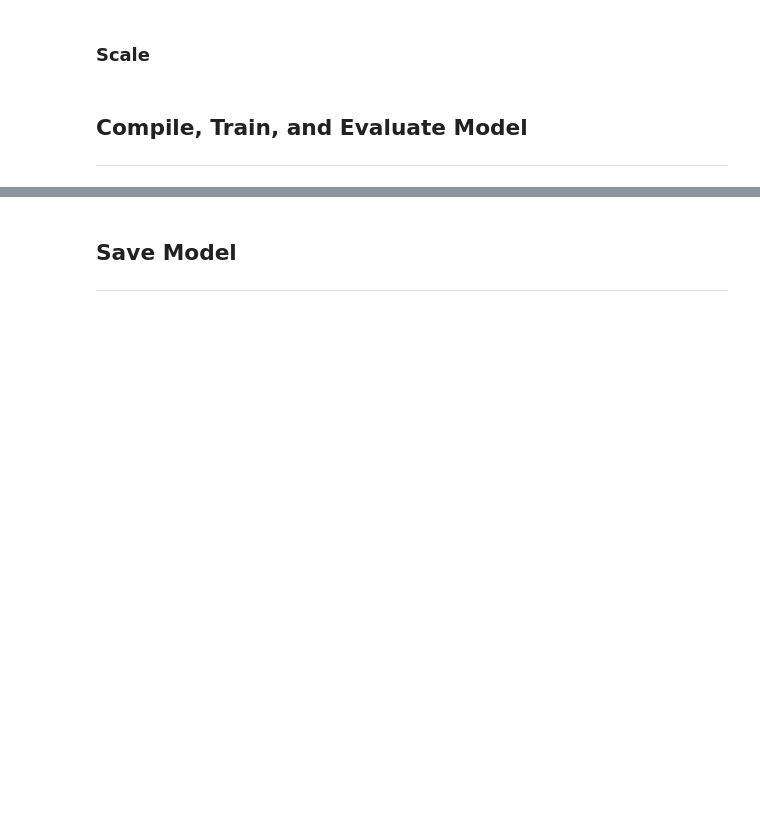
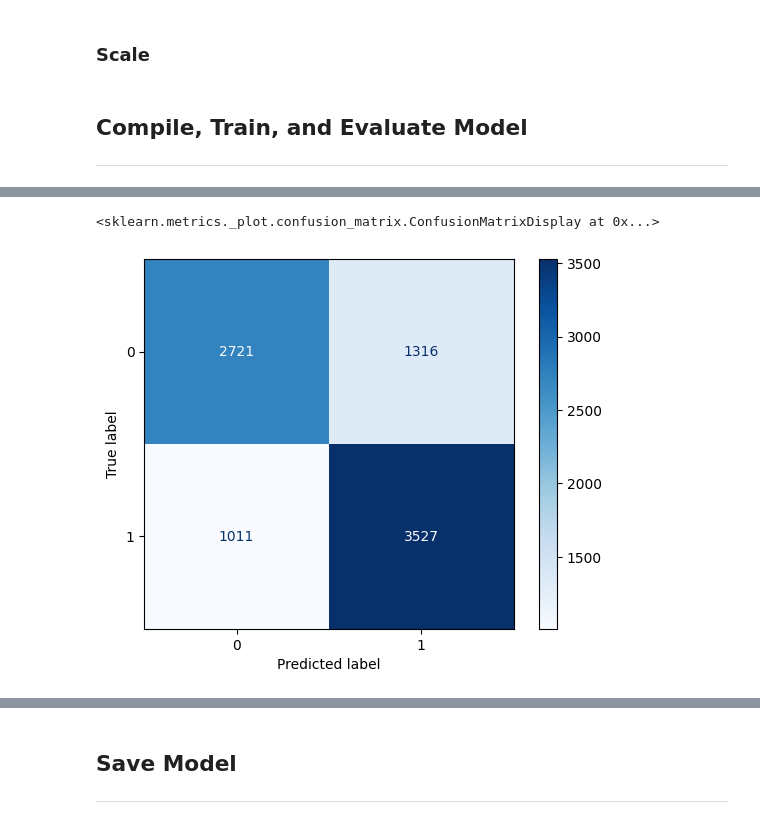
Before and after one commit to brianna-mitri/deep-learning-challenge, a Jupyter notebook: AlphabetSoupCharity_1stModeling.ipynb, the cells around one changed output, grey strips where cells are left out. Saved outputs shown, nothing was run; the diff lists cells and outputs as text; code cells hidden in the pictures; blank space fills up the shorter version.

Commit message:
Added confusion matrix

```diff
--- a/AlphabetSoupCharity_1stModeling.ipynb
+++ b/AlphabetSoupCharity_1stModeling.ipynb
@@ -211,0 +210,13 @@ Loss: 0.5572835803031921, Accuracy: 0.7273469567298889
+# %%
+# get predictions from the best model to evaluate
+y_pred_probs = nn_model.predict(x_test_scaled)
+
+# convert probabilities to binary predictions (0 or 1)
+y_pred_classes = (y_pred_probs > 0.5).astype(int)
+y_pred_classes
+
+# compute confusion matrix
+cm = confusion_matrix(y_test, y_pred_classes)
+disp = ConfusionMatrixDisplay(confusion_matrix=cm, display_labels=[0,1])
+disp.plot(values_format='d', cmap='Blues')
+# %% [output]
@@ -211,0 +224,2 @@ Loss: 0.5572835803031921, Accuracy: 0.7273469567298889
+<sklearn.metrics._plot.confusion_matrix.ConfusionMatrixDisplay at 0x...>
+[figure, added]
```
Also changed, not shown: parts of 10 cells of this notebook.
